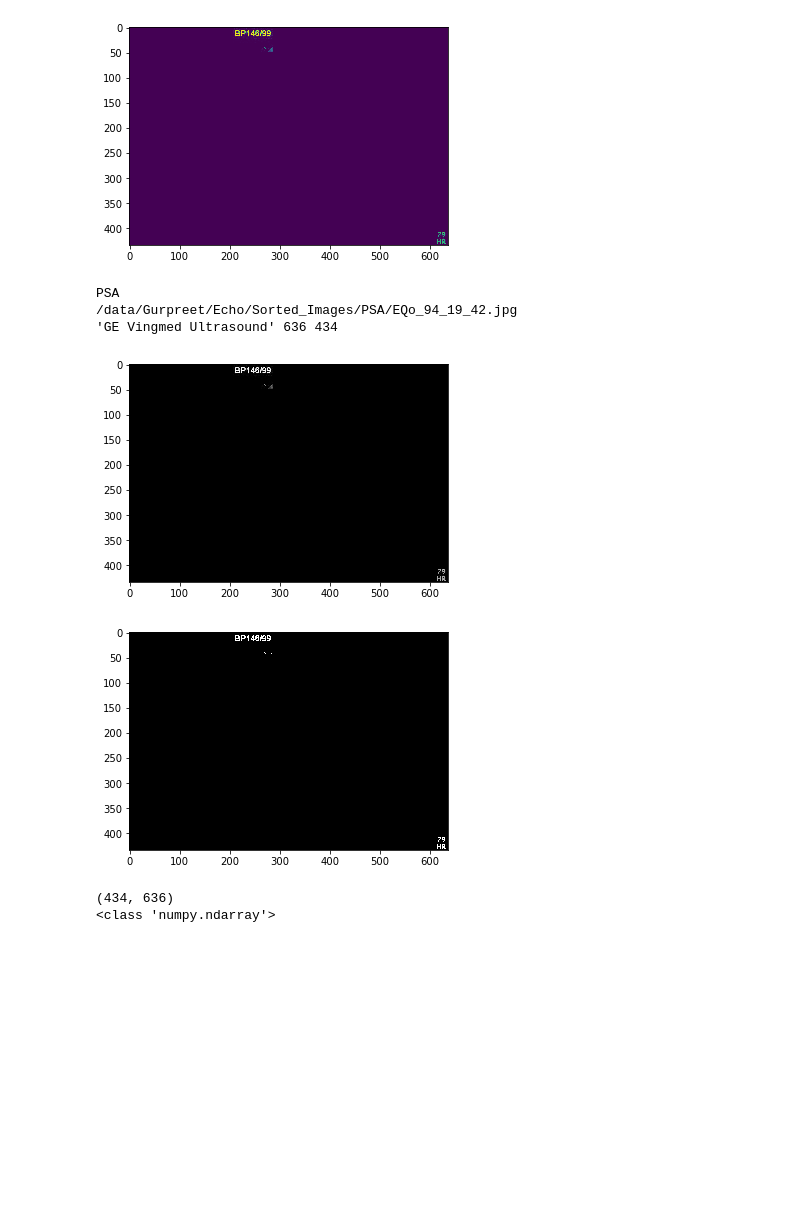
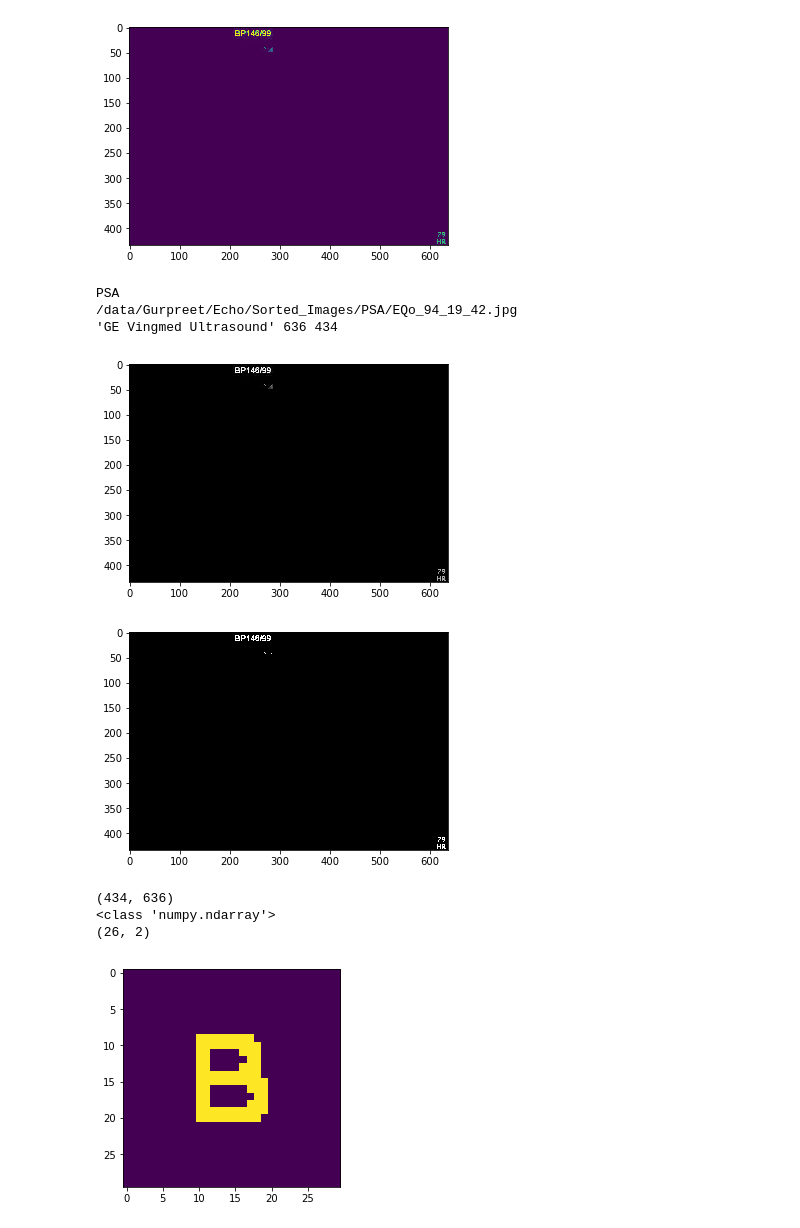
Before and after one commit to gtm2122/OCR, a Jupyter notebook: rem.ipynb, the cells around one changed output. Saved outputs shown, nothing was run; the diff lists cells and outputs as text; code cells hidden in the pictures; blank space fills up the shorter version.

```diff
--- a/rem.ipynb
+++ b/rem.ipynb
@@ -13,6 +13,13 @@ from glc import *
 import pandas as pd
 path='/data/Gurpreet/Echo/Sorted_Images/'
 import os
+
+
+####### NOTE - remember to check what are in the directories used below once you get access to the server
+####### you might also want to change the 'gabriel' parts to your work directory in /data/
+
+
+
 
 ### rev_dic= {'<image_name>':'<string containing Manufacturer and resolution'}
 ### helps me map image name to the manufacturer info of the Echo Machine
@@ -117,31 +124,36 @@ def extract_text():
 
                 #im=img_as_uint(im)
 
                 #bbox = get_glyphs(binary)
                 part=im
                 for p in range(0,len(bbox)):
 
                     count+=1
                     t_img = z_pad(binary[bbox[p][0]:bbox[p][2],bbox[p][1]:bbox[p][3]])
-                    io.imsave('/data/gabriel/OCR/'+str(count)+'.png',t_img)
+                    #plt.imshow(t_img),plt.show()
+                    #return
+                    ### below is to save the images.
+                    #io.imsave('/data/gabriel/OCR/'+str(count)+'.png',t_img)
 
 
 extract_text()
 # %% [output]
 All_File_info.xls
 PSA
 PSA
 EQo_94_19_42.jpg
 [figure]
 hererer
 [figure]
 [figure]
 hererer
 [figure]
 PSA
 /data/Gurpreet/Echo/Sorted_Images/PSA/EQo_94_19_42.jpg
 'GE Vingmed Ultrasound' 636 434
 [figure]
 [figure]
 (434, 636)
 <class 'numpy.ndarray'>
+(26, 2)
+[figure, added]
```
Also changed, not shown: 1 other file.
